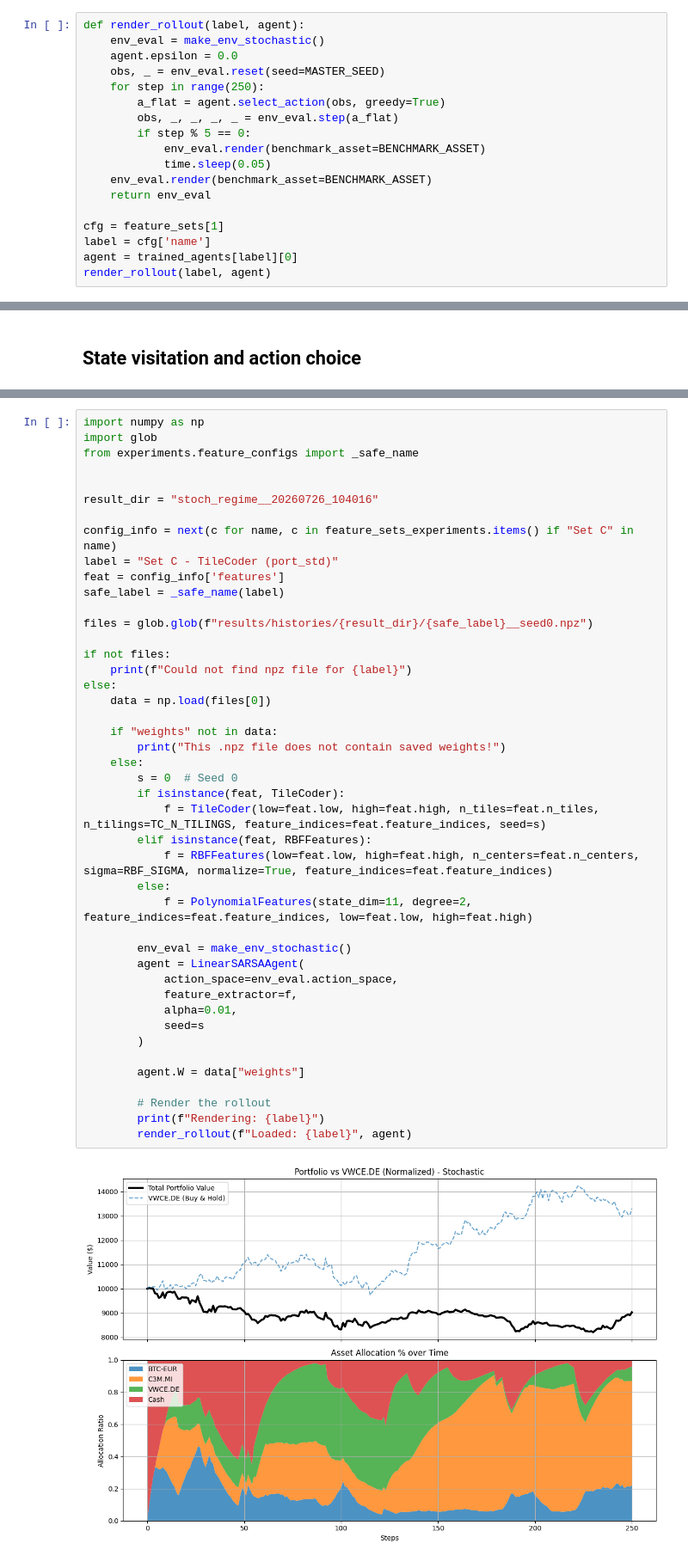
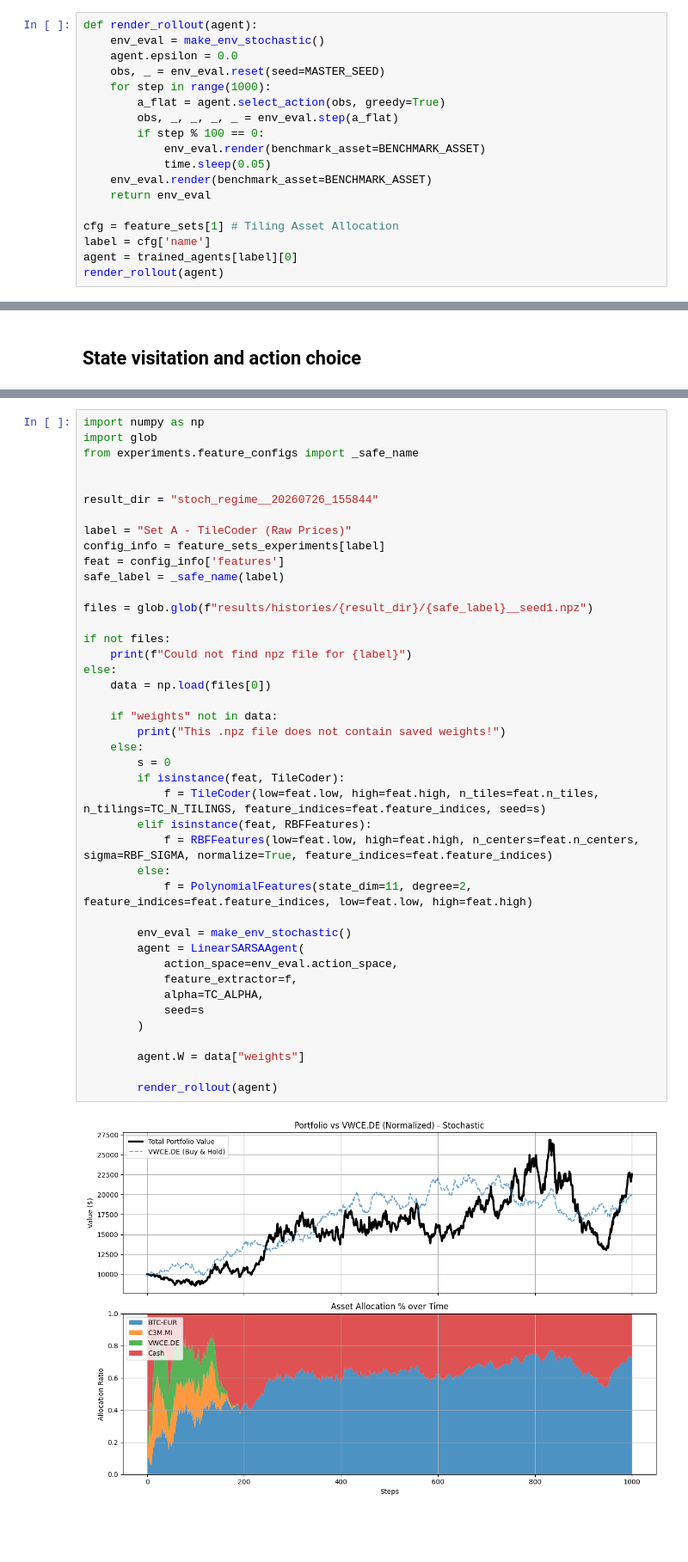
Before and after one commit to echo85/rl-market-maker, a Jupyter notebook: rl-market-maker.ipynb, the cells around one changed output, grey strips where cells are left out. Shown at 86% size. Saved outputs shown, nothing was run; the diff lists cells and outputs as text; blank space fills up the shorter version.

```diff
--- a/rl-market-maker.ipynb
+++ b/rl-market-maker.ipynb
@@ -249,21 +243,21 @@ MarketCharts.plot_final_performance(final_evals, feature_sets_experiments)
 # %% [markdown]
 ## Greedy rollout
 # %%
-def render_rollout(label, agent):
+def render_rollout(agent):
     env_eval = make_env_stochastic()
     agent.epsilon = 0.0
     obs, _ = env_eval.reset(seed=MASTER_SEED)
-    for step in range(250):
+    for step in range(1000):
         a_flat = agent.select_action(obs, greedy=True)
         obs, _, _, _, _ = env_eval.step(a_flat)
-        if step % 5 == 0:
+        if step % 100 == 0:
             env_eval.render(benchmark_asset=BENCHMARK_ASSET)
             time.sleep(0.05)
     env_eval.render(benchmark_asset=BENCHMARK_ASSET)
     return env_eval
 
-cfg = feature_sets[1]
+cfg = feature_sets[1] # Tiling Asset Allocation
 label = cfg['name']
 agent = trained_agents[label][0]
-render_rollout(label, agent)
+render_rollout(agent)
 # %% [output]
@@ -389,43 +380,41 @@ import glob
 from experiments.feature_configs import _safe_name
 
 
-result_dir = "stoch_regime__20260726_104016"
+result_dir = "stoch_regime__20260726_155844"
 
-config_info = next(c for name, c in feature_sets_experiments.items() if "Set C" in name)
-label = "Set C - TileCoder (port_std)"
+label = "Set A - TileCoder (Raw Prices)"
+config_info = feature_sets_experiments[label]
 feat = config_info['features']
 safe_label = _safe_name(label)
 
-files = glob.glob(f"results/histories/{result_dir}/{safe_label}__seed0.npz")
+files = glob.glob(f"results/histories/{result_dir}/{safe_label}__seed1.npz")
 
 if not files:
     print(f"Could not find npz file for {label}")
 else:
     data = np.load(files[0])
 
     if "weights" not in data:
         print("This .npz file does not contain saved weights!")
     else:
-        s = 0  # Seed 0
+        s = 0
         if isinstance(feat, TileCoder):
             f = TileCoder(low=feat.low, high=feat.high, n_tiles=feat.n_tiles, n_tilings=TC_N_TILINGS, feature_indices=feat.feature_indices, seed=s)
         elif isinstance(feat, RBFFeatures):
             f = RBFFeatures(low=feat.low, high=feat.high, n_centers=feat.n_centers, sigma=RBF_SIGMA, normalize=True, feature_indices=feat.feature_indices)
         else:
             f = PolynomialFeatures(state_dim=11, degree=2, feature_indices=feat.feature_indices, low=feat.low, high=feat.high)
 
         env_eval = make_env_stochastic()
         agent = LinearSARSAAgent(
             action_space=env_eval.action_space,
             feature_extractor=f,
-            alpha=0.01,
+            alpha=TC_ALPHA,
             seed=s
         )
 
         agent.W = data["weights"]
 
-        # Render the rollout
-        print(f"Rendering: {label}")
-        render_rollout(f"Loaded: {label}", agent)
+        render_rollout(agent)
 # %% [output]
-[figure, old version]
+[figure, new version]
```
Also changed, not shown: parts of 9 cells of this notebook, 1 other file.
